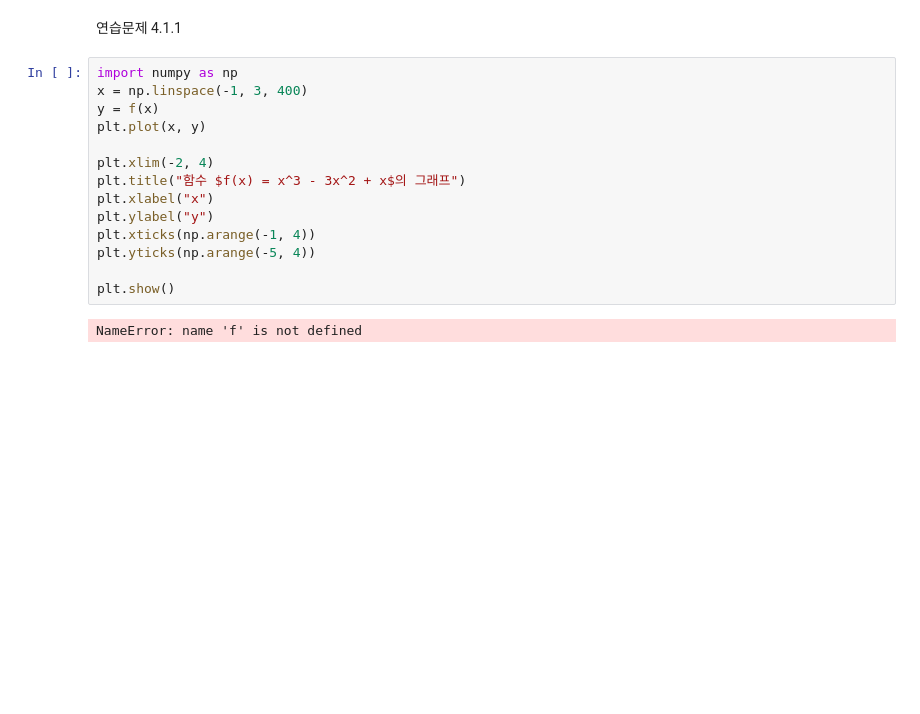
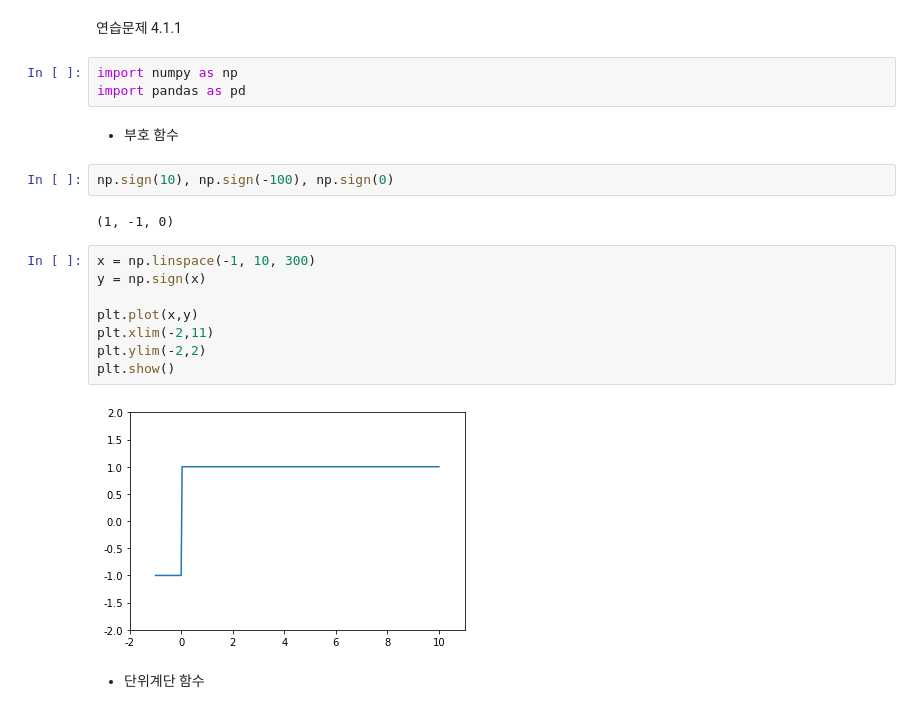
Before and after one commit to LakeLee4495/DataAnalysis-Lecture, a Jupyter notebook: 연습문제 4.1~4.3.ipynb, the cells around one changed output. Saved outputs shown, nothing was run; the diff lists cells and outputs as text; blank space fills up the shorter version.

```diff
--- a/연습문제 4.1~4.3.ipynb
+++ b/연습문제 4.1~4.3.ipynb
@@ -1,18 +1,23 @@
 # %% [markdown]
 연습문제 4.1.1
-# %%
-import numpy as np
-x = np.linspace(-1, 3, 400)
-y = f(x)
-plt.plot(x, y)
-
-plt.xlim(-2, 4)
-plt.title("함수 $f(x) = x^3 - 3x^2 + x$의 그래프")
-plt.xlabel("x")
-plt.ylabel("y")
-plt.xticks(np.arange(-1, 4))
-plt.yticks(np.arange(-5, 4))
-
-plt.show()
-# %% [output]
-NameError: name 'f' is not defined
+# %%
+import numpy as np
+import pandas as pd
+# %% [markdown]
+- 부호 함수
+# %%
+np.sign(10), np.sign(-100), np.sign(0)
+# %% [output]
+(1, -1, 0)
+# %%
+x = np.linspace(-1, 10, 300)
+y = np.sign(x)
+
+plt.plot(x,y)
+plt.xlim(-2,11)
+plt.ylim(-2,2)
+plt.show()
+# %% [output]
+[figure, added]
+# %% [markdown]
+- 단위계단 함수
```
Also changed, not shown: parts of 8 cells of this notebook, 6 other files.
